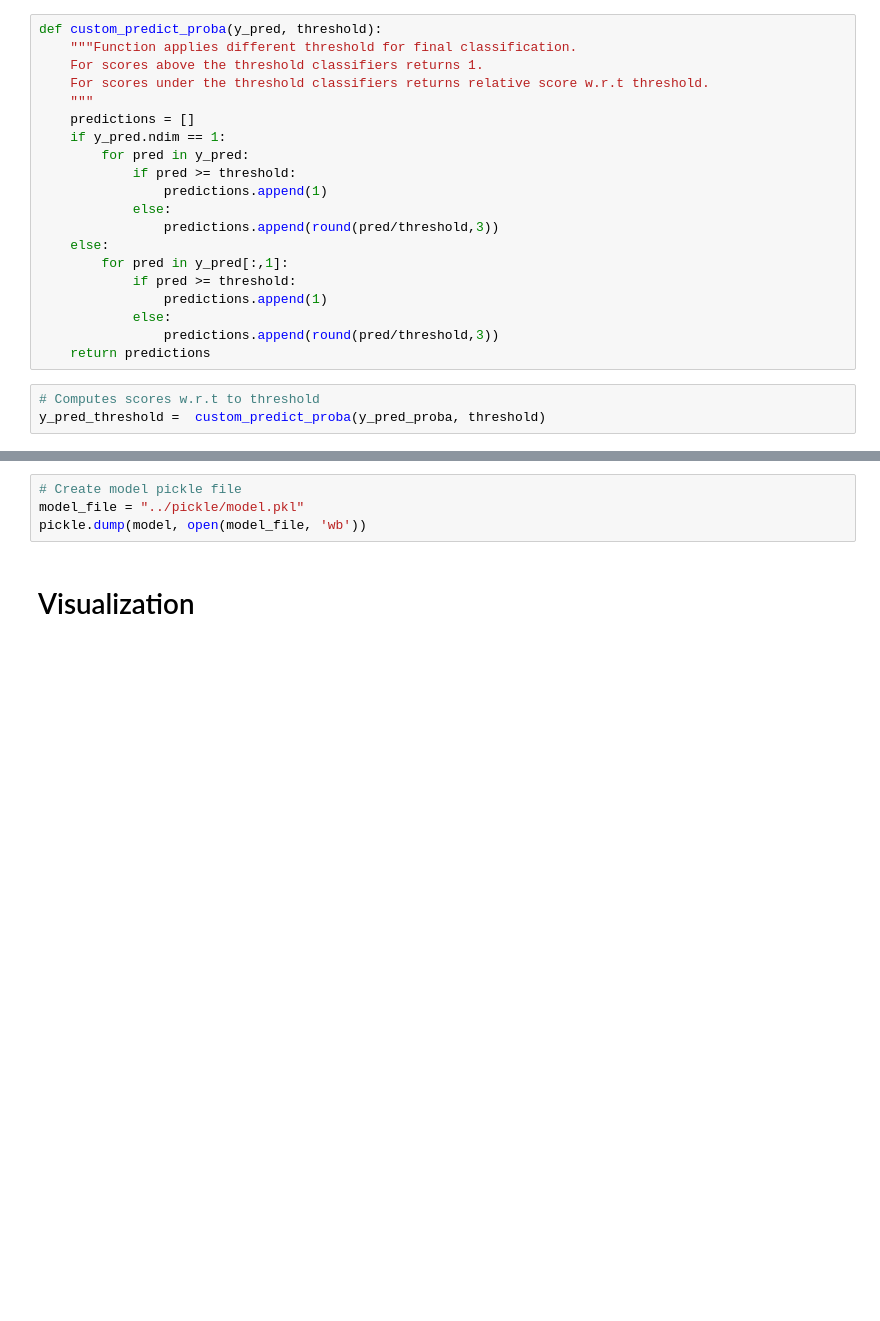
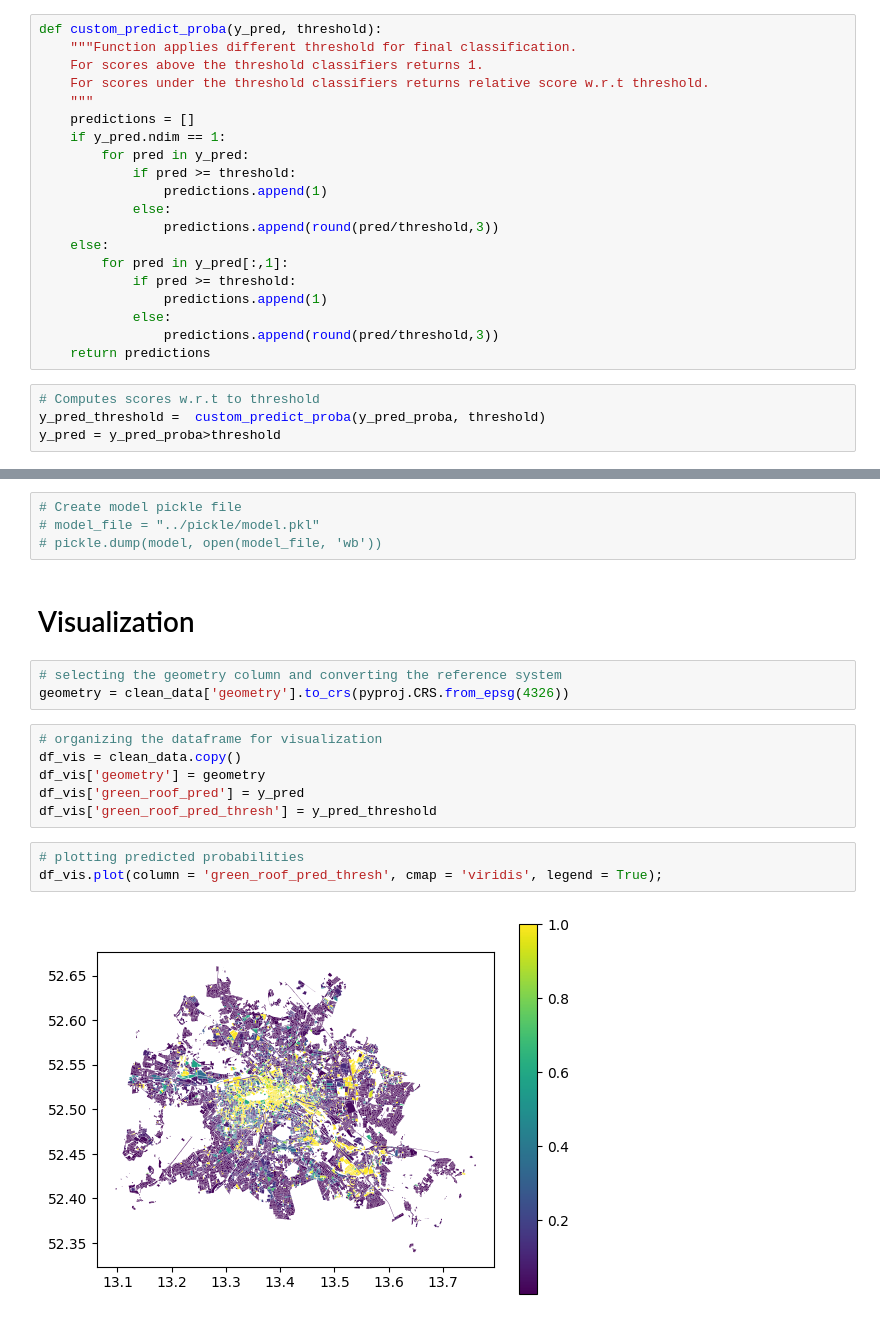
Before and after one commit to margaux-go/green_cities_now_berlin, a Jupyter notebook: notebooks/model.ipynb, the cells around one changed output, grey strips where cells are left out. Saved outputs shown, nothing was run; the diff lists cells and outputs as text; blank space fills up the shorter version.

Commit message:
Adding visualization section to the model notebook and created api test nb

```diff
--- a/notebooks/model.ipynb
+++ b/notebooks/model.ipynb
@@ -85,6 +87,7 @@ def custom_predict_proba(y_pred, threshold):
 # %%
 # Computes scores w.r.t to threshold
 y_pred_threshold =  custom_predict_proba(y_pred_proba, threshold)
+y_pred = y_pred_proba>threshold
 # %%
 cm = metrics.confusion_matrix(y, y_pred_proba>threshold)
 tpr = cm[1][1]/(cm[1][1]+cm[1][0])
@@ -102,6 +112,20 @@ print(tt)
 # %%
 # Create model pickle file
-model_file = "../pickle/model.pkl"
-pickle.dump(model, open(model_file, 'wb'))
+# model_file = "../pickle/model.pkl"
+# pickle.dump(model, open(model_file, 'wb'))
 # %% [markdown]
 # Visualization
+# %%
+# selecting the geometry column and converting the reference system
+geometry = clean_data['geometry'].to_crs(pyproj.CRS.from_epsg(4326))
+# %%
+# organizing the dataframe for visualization
+df_vis = clean_data.copy()
+df_vis['geometry'] = geometry
+df_vis['green_roof_pred'] = y_pred
+df_vis['green_roof_pred_thresh'] = y_pred_threshold
+# %%
+# plotting predicted probabilities
+df_vis.plot(column = 'green_roof_pred_thresh', cmap = 'viridis', legend = True);
+# %% [output]
+[figure, added]
```
Also changed, not shown: parts of 7 cells of this notebook, 1 other file.
